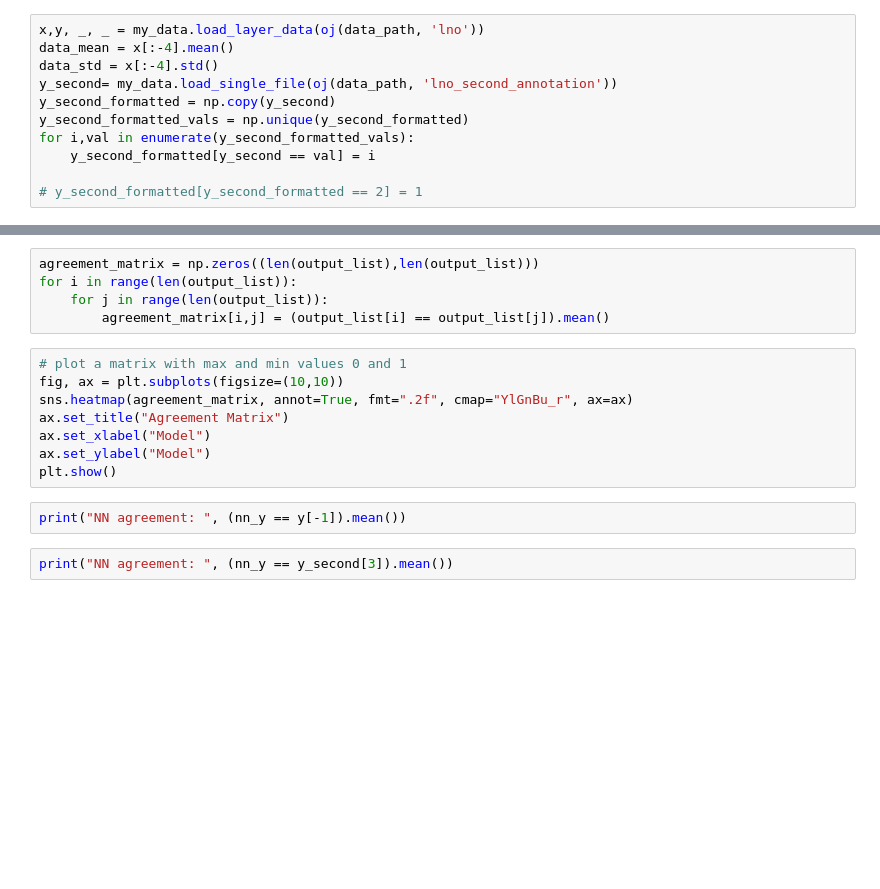
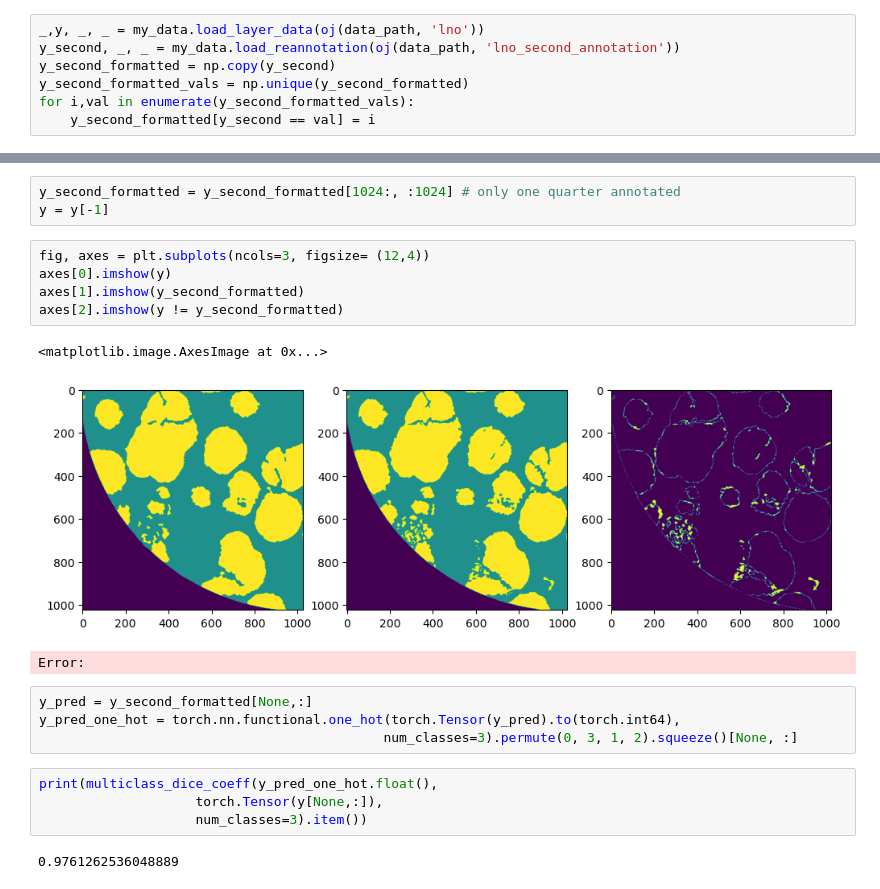
Before and after one commit to laura-rieger/segmenter, a Jupyter notebook: src/Repeat annotation.ipynb, the cells around one changed output, grey strips where cells are left out. Drawn from its saved outputs; the diff is of its cells as text; blank space fills up the shorter version.

Commit message:
Update Repeat annotation.ipynb
repeat annotation is final

```diff
--- a/src/Repeat annotation.ipynb
+++ b/src/Repeat annotation.ipynb
@@ -66,11 +44,7 @@ results = results.reset_index()
 # %%
-x,y, _, _ = my_data.load_layer_data(oj(data_path, 'lno'))
-data_mean = x[:-4].mean()
-data_std = x[:-4].std()
-y_second= my_data.load_single_file(oj(data_path, 'lno_second_annotation'))
+_,y, _, _ = my_data.load_layer_data(oj(data_path, 'lno'))
+y_second, _, _ = my_data.load_reannotation(oj(data_path, 'lno_second_annotation'))
 y_second_formatted = np.copy(y_second)
 y_second_formatted_vals = np.unique(y_second_formatted)
 for i,val in enumerate(y_second_formatted_vals):
     y_second_formatted[y_second == val] = i
-
-# y_second_formatted[y_second_formatted == 2] = 1
@@ -104,17 +53,22 @@ for i in range(len(results)):
-# %%
-agreement_matrix = np.zeros((len(output_list),len(output_list)))
-for i in range(len(output_list)):
-    for j in range(len(output_list)):
-        agreement_matrix[i,j] = (output_list[i] == output_list[j]).mean()
-# %%
-# plot a matrix with max and min values 0 and 1
-fig, ax = plt.subplots(figsize=(10,10))
-sns.heatmap(agreement_matrix, annot=True, fmt=".2f", cmap="YlGnBu_r", ax=ax)
-ax.set_title("Agreement Matrix")
-ax.set_xlabel("Model")
-ax.set_ylabel("Model")
-plt.show()
-# %%
-print("NN agreement: ", (nn_y == y[-1]).mean())
-# %%
-print("NN agreement: ", (nn_y == y_second[3]).mean())
+# %%
+y_second_formatted = y_second_formatted[1024:, :1024] # only one quarter annotated
+y = y[-1]
+# %%
+fig, axes = plt.subplots(ncols=3, figsize= (12,4))
+axes[0].imshow(y)
+axes[1].imshow(y_second_formatted)
+axes[2].imshow(y != y_second_formatted)
+# %% [output]
+<matplotlib.image.AxesImage at 0x...>
+[figure, added]
+Error:
+# %%
+y_pred = y_second_formatted[None,:]
+y_pred_one_hot = torch.nn.functional.one_hot(torch.Tensor(y_pred).to(torch.int64),
+                                            num_classes=3).permute(0, 3, 1, 2).squeeze()[None, :]
+# %%
+print(multiclass_dice_coeff(y_pred_one_hot.float(),
+                    torch.Tensor(y[None,:]),
+                    num_classes=3).item())
+# %% [output]
+0.9761262536048889
```
Also changed, not shown: parts of 13 cells of this notebook.
